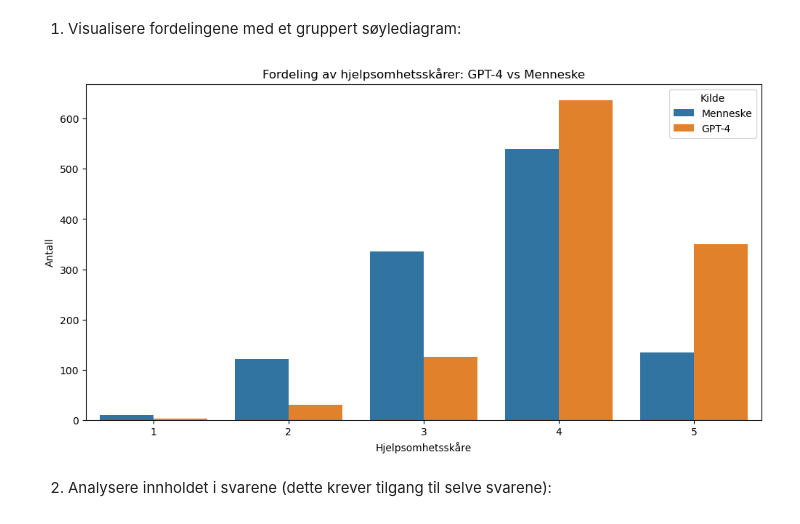
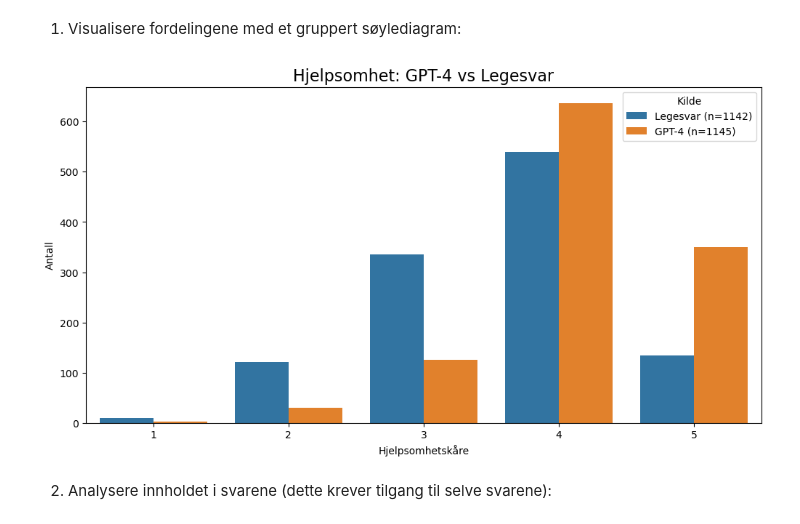
Before and after one commit to MMIV-ML/helseveileder, a Jupyter notebook: notebooks/1-analyse.ipynb, the cells around one changed output. Saved outputs shown, nothing was run; the diff lists cells and outputs as text; code cells hidden in the pictures.

Commit message:
Oppdatert med eksempler og figurer i README

```diff
--- a/notebooks/1-analyse.ipynb
+++ b/notebooks/1-analyse.ipynb
@@ -1654,18 +1816,21 @@ Konklusjon: Dette resultatet gir sterk evidens for at GPT-4 og autoriserte leger
 # %%
 import matplotlib.pyplot as plt
 import seaborn as sns
 
-# Anta at 'df' er din dataframe med kolonner 'chatgpt' (True/False) og 'hjelpsomhet' (1-5)
+# Anta at 'df1' er din dataframe med kolonner 'chatgpt' (True/False) og 'kunnskap' (1-5)
 
 plt.figure(figsize=(12, 6))
 sns.countplot(x='hjelpsomhet', hue='chatgpt', data=df)
-plt.title('Fordeling av hjelpsomhetsskårer: GPT-4 vs Menneske')
-plt.xlabel('Hjelpsomhetsskåre')
+plt.title('Hjelpsomhet: GPT-4 vs Legesvar', fontsize=16)
+plt.xlabel('Hjelpsomhetskåre')
 plt.ylabel('Antall')
-plt.legend(title='Kilde', labels=['Menneske', 'GPT-4'])
+plt.legend(title='Kilde', labels=[f'Legesvar (n={len(df_human)})', f'GPT-4 (n={len(df_GPT)})'])
+
+# Save figure
+plt.savefig('../assets/hjelpsomhet.png', dpi=300)
 plt.show()
 # %% [output]
-[figure, old version]
+[figure, new version]
 # %% [markdown]
 2. Analysere innholdet i svarene (dette krever tilgang til selve svarene):
 # %%
```
Also changed, not shown: parts of 9 cells of this notebook, 4 other files.
